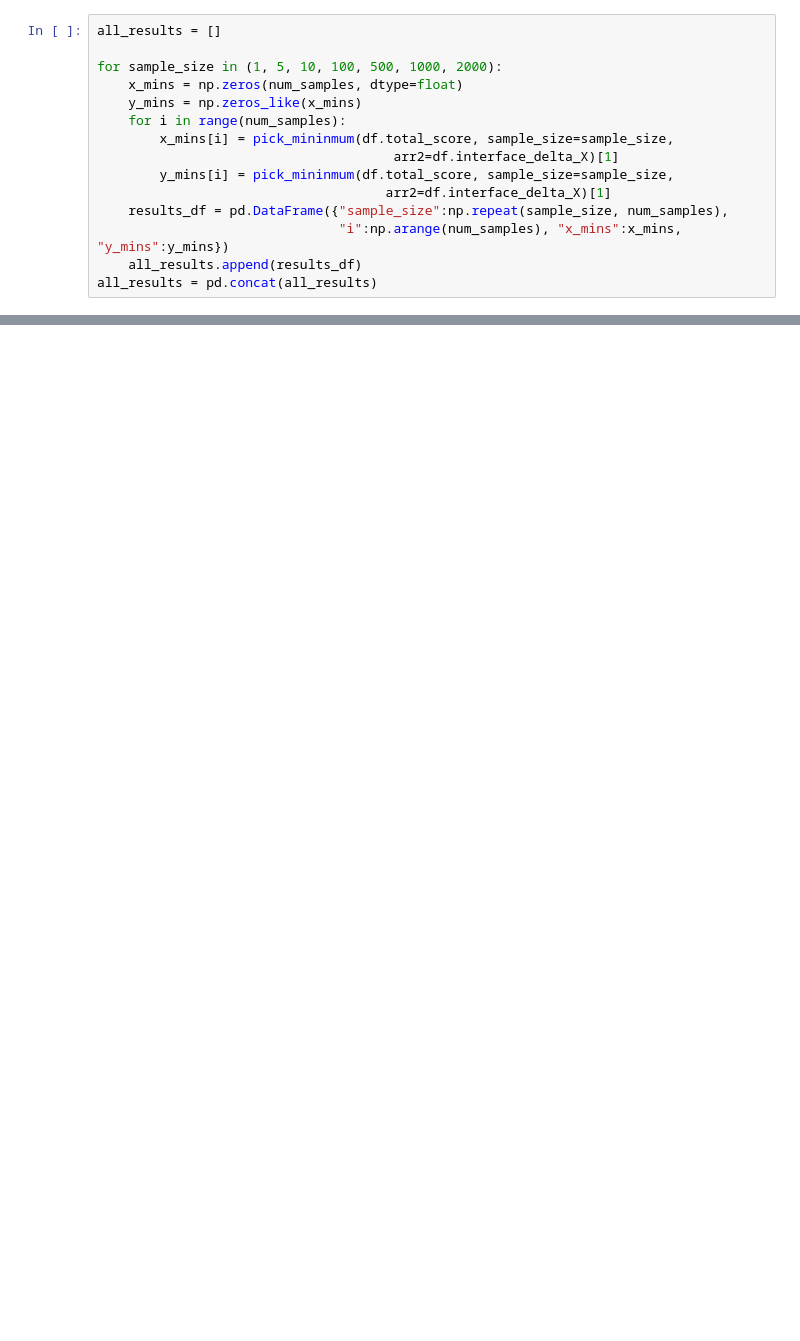
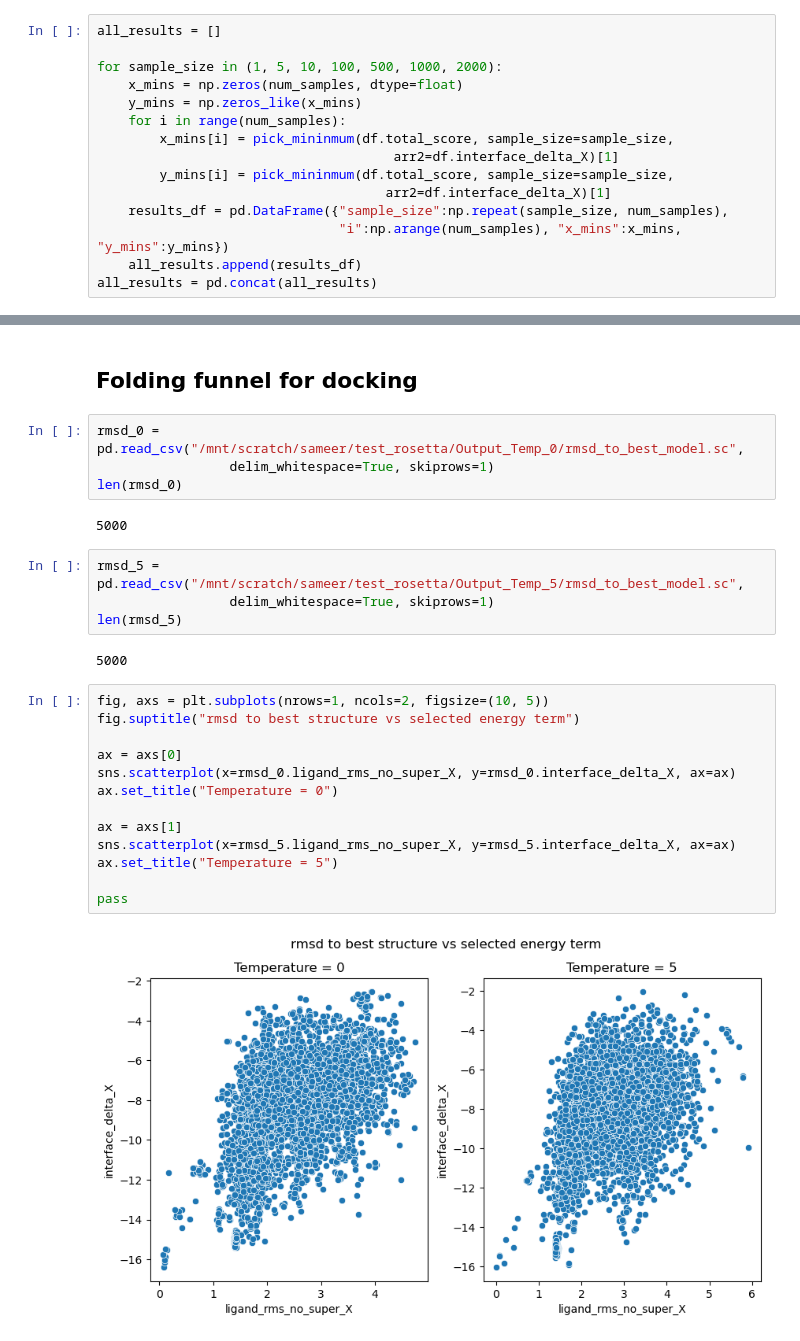
Before and after one commit to RomeroLab/sadx-latent-function, a Jupyter notebook: projects/Biochemical_Ordinal/rosetta_redo/repeated_scoring.ipynb, the cells around one changed output, grey strips where cells are left out. Cells and saved outputs as stored; diff of their text form; blank space fills up the shorter version.

Commit message:
rmsd vs energy

```diff
--- a/projects/Biochemical_Ordinal/rosetta_redo/repeated_scoring.ipynb
+++ b/projects/Biochemical_Ordinal/rosetta_redo/repeated_scoring.ipynb
@@ -116,0 +117,29 @@ pass
+# %% [markdown]
+## Folding funnel for docking
+# %%
+rmsd_0 = pd.read_csv("/mnt/scratch/sameer/test_rosetta/Output_Temp_0/rmsd_to_best_model.sc",
+                 delim_whitespace=True, skiprows=1)
+len(rmsd_0)
+# %% [output]
+5000
+# %%
+rmsd_5 = pd.read_csv("/mnt/scratch/sameer/test_rosetta/Output_Temp_5/rmsd_to_best_model.sc",
+                 delim_whitespace=True, skiprows=1)
+len(rmsd_5)
+# %% [output]
+5000
+# %%
+fig, axs = plt.subplots(nrows=1, ncols=2, figsize=(10, 5))
+fig.suptitle("rmsd to best structure vs selected energy term")
+
+ax = axs[0]
+sns.scatterplot(x=rmsd_0.ligand_rms_no_super_X, y=rmsd_0.interface_delta_X, ax=ax)
+ax.set_title("Temperature = 0")
+
+ax = axs[1]
+sns.scatterplot(x=rmsd_5.ligand_rms_no_super_X, y=rmsd_5.interface_delta_X, ax=ax)
+ax.set_title("Temperature = 5")
+
+pass
+# %% [output]
+[figure, added]
```
Also changed, not shown: parts of 4 cells of this notebook.
